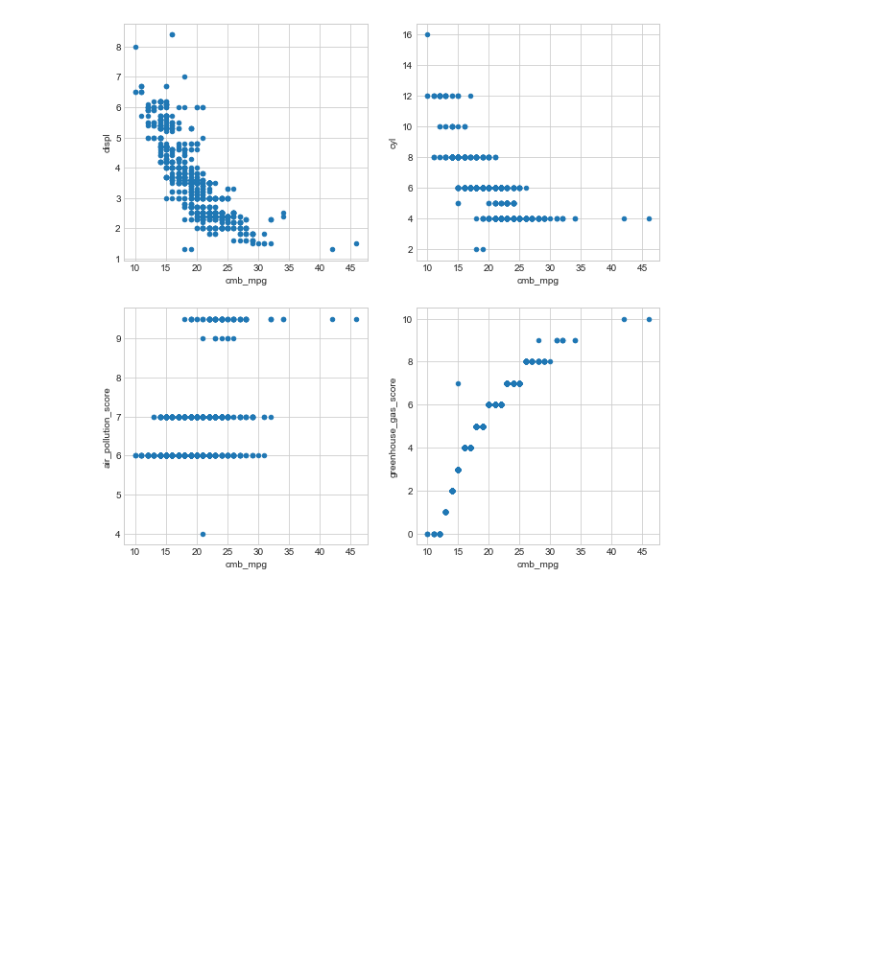
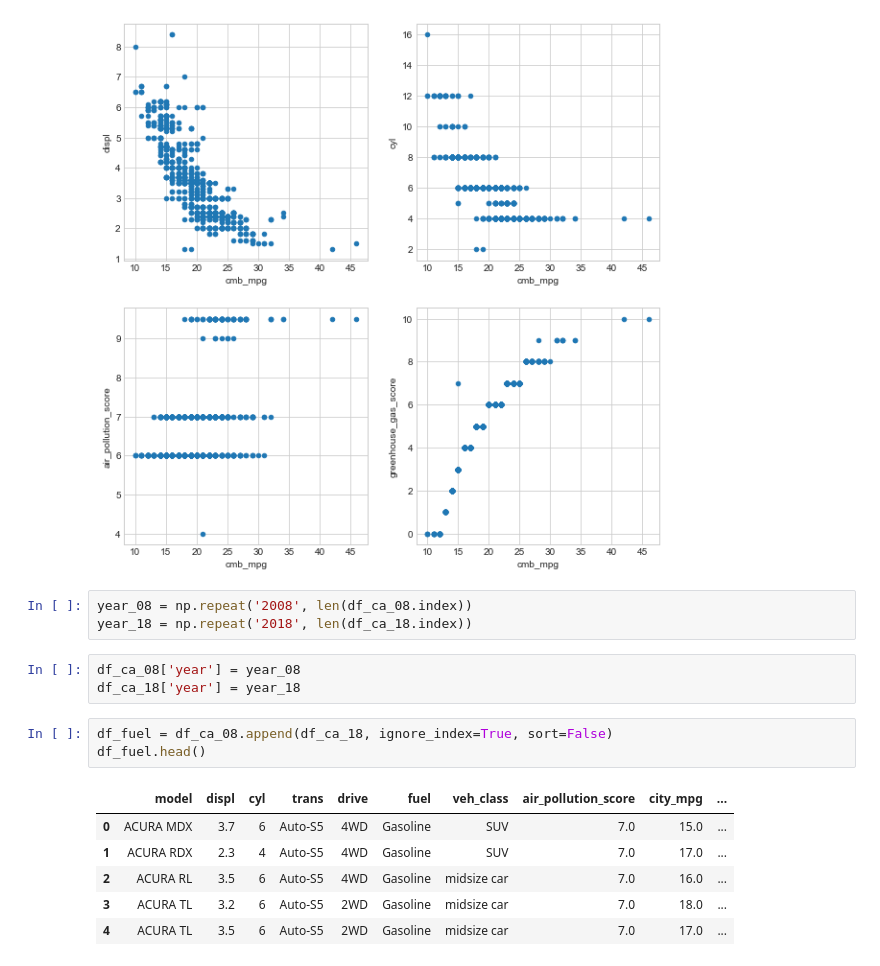
Before and after one commit to VilijaVait/data-analyst-udacity, a Jupyter notebook: exercises/fuel-economy-case-study-data-visuals.ipynb, the cells around one changed output. Drawn from its saved outputs; the diff is of its cells as text; blank space fills up the shorter version.

```diff
--- a/exercises/fuel-economy-case-study-data-visuals.ipynb
+++ b/exercises/fuel-economy-case-study-data-visuals.ipynb
@@ -53,3 +53,19 @@ for col in ['displ','cyl', 'air_pollution_score', 'greenhouse_gas_score']:
     count += 1
 # %% [output]
 [figure]
+# %%
+year_08 = np.repeat('2008', len(df_ca_08.index))
+year_18 = np.repeat('2018', len(df_ca_18.index))
+# %%
+df_ca_08['year'] = year_08
+df_ca_18['year'] = year_18
+# %%
+df_fuel = df_ca_08.append(df_ca_18, ignore_index=True, sort=False)
+df_fuel.head()
+# %% [output]
+|  | model | displ | cyl | trans | drive | fuel | veh_class | air_pollution_score | city_mpg | ... |
+| 0 | ACURA MDX | 3.7 | 6 | Auto-S5 | 4WD | Gasoline | SUV | 7.0 | 15.0 | ... |
+| 1 | ACURA RDX | 2.3 | 4 | Auto-S5 | 4WD | Gasoline | SUV | 7.0 | 17.0 | ... |
+| 2 | ACURA RL | 3.5 | 6 | Auto-S5 | 4WD | Gasoline | midsize car | 7.0 | 16.0 | ... |
+| 3 | ACURA TL | 3.2 | 6 | Auto-S5 | 2WD | Gasoline | midsize car | 7.0 | 18.0 | ... |
+| 4 | ACURA TL | 3.5 | 6 | Auto-S5 | 2WD | Gasoline | midsize car | 7.0 | 17.0 | ... |
```
Also changed, not shown: parts of 9 cells of this notebook.
